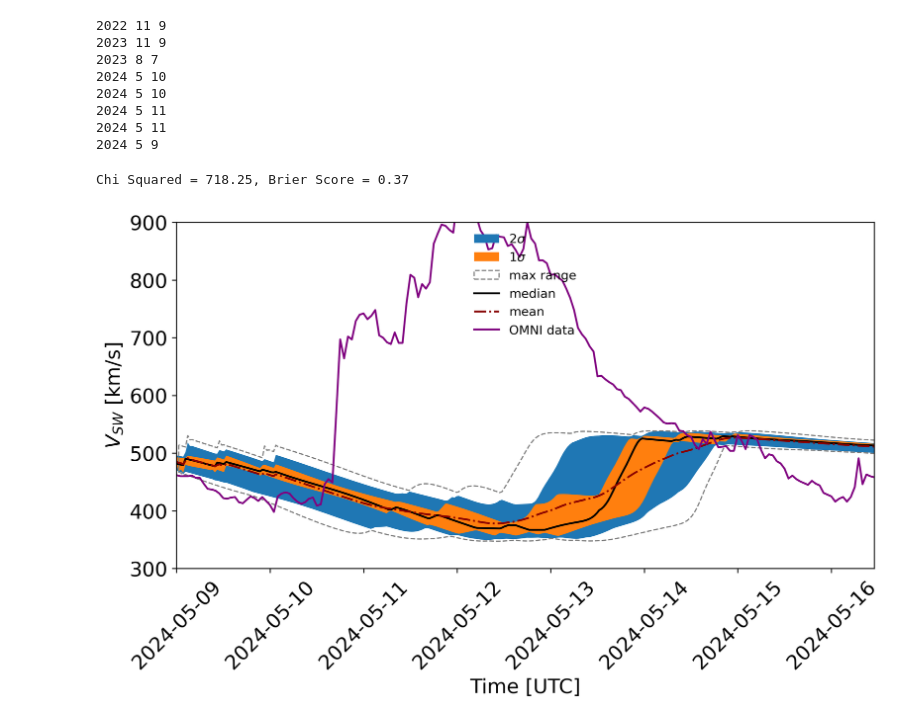
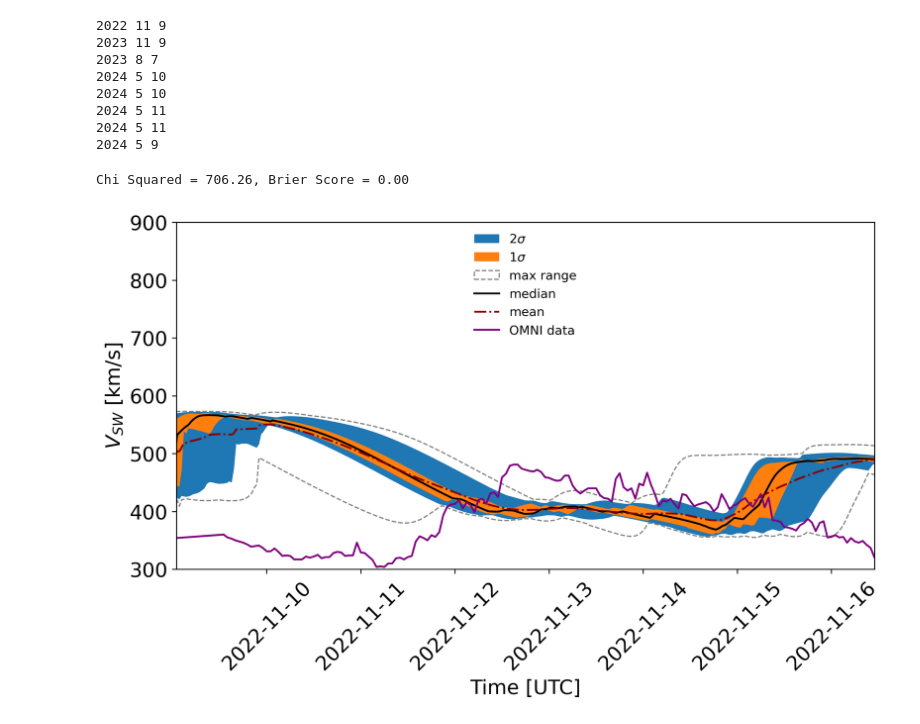
Before and after one commit to NathanielInatimi/WSA_calibration, a Jupyter notebook: code/WSA_calibration_sketch.ipynb, the cells around one changed output. Drawn from its saved outputs; the diff is of its cells as text; code cells hidden in the pictures.

```diff
--- a/code/WSA_calibration_sketch.ipynb
+++ b/code/WSA_calibration_sketch.ipynb
@@ -59,21 +59,27 @@ def wsa_date_from_string(file_string):
         file_string (string) : wsa model solution file name string
     Returns:
         date_string (string) : date string generated from info within file string format
+        date_obj (datetime) : datetime object from file name
     """
 
-    # Define regular expression pattern to extract the date
-    pattern = r'%2F(\d{4})%2F(\d{1,2})%2F(\d{1,2})%2F'
-
-    # Search for the pattern in the file string
+    # Define regular expression patterns to extract the date from file string
+    pattern = r'21.5rs_(\d{4})(\d{2})(\d{2})(\d{2})' # file string 1
+    pattern2 = r'%2F(\d{4})%2F(\d{1,2})%2F(\d{1,2})%2F' # file string 2
     match = re.search(pattern, file_string)
+    match2 = re.search(pattern2, file_string)
 
     if match:
-        year, month, day = match.groups()
+        year, month, day, hour = match.groups()
+        date_string = f'{year}-{month}-{day}--{hour}'
+        date_obj = datetime.datetime.strptime(date_string, '%Y-%m-%d--%H')
+    elif match2:
+        year, month, day = match2.groups()
         date_string = f'{year}-{month}-{day}'
+        date_obj = datetime.datetime.strptime(date_string, '%Y-%m-%d')
     else:
-        print("No date found in the string")
+        print(f"No date found in the string: {file_string}")
 
-    return date_string
+    return date_string, date_obj
 
 def earth_latitude_wsa(filename):
 
@@ -92,7 +98,7 @@ def earth_latitude_wsa(filename):
     forecast_window = 27 * u.day
 
     # getting velocity profile and start time and cr longitude
-    init_wsa_date = wsa_date_from_string(filename)
+    _, init_wsa_date = wsa_date_from_string(filename)
     cr, cr_lon_init = Hin.datetime2huxtinputs(pd.Timestamp(init_wsa_date))
 
     # Use the HUXt ephemeris data to get Earth lat over the CR
@@ -312,0 +319,10 @@ plt.show()
+# %%
+directory_path = H._setup_dirs_()['boundary_conditions']
+wsa_file_words = ['wsa'] # keywords to filter for in coronal model file directory
+wsa_fnames = get_files_containing_words(directory_path, wsa_file_words)
+
+
+date_string, date_obj = wsa_date_from_string(wsa_fnames[12])
+print(date_string)
+print(date_obj)
+date_obj.strftime("%y%m%d%H%M")
@@ -904,7 +921,7 @@ omni_data = pd.read_hdf(omni_data_dir + 'omni_1hour.h5')
 omni_data = omni_data.set_index('datetime')
 omni_data = omni_data.dropna(subset = ['V']) # Remove rows with NaN values
 # %%
-filename = wsa_fnames[7]
+filename = wsa_fnames[0]
 date_string = wsa_date_from_string(file_string=filename)
 
 # Define regular expression pattern to extract the date
@@ -916,7 +933,7 @@ year, month, day = match.groups()
 
 forecast_time = datetime.datetime(int(year), int(month), int(day), 12, 00, 0)
 random_seed = int(forecast_time.strftime("%y%m%d%H%M"))
-rng = np.random.default_rng() # Initialise random number generator
+rng = np.random.default_rng(random_seed) # Initialise random number generator
 
 #test params
 ensemble_size = 10
@@ -964,32 +981,32 @@ mean_prob, obs_rel_freq, obs_err = compute_calibration_curve_and_errors(ensemble
 brier_score = ensemble_brier_score(ensemble_members=resampled_ens_arr, observed_data=data_chunk['V'], event_threshold=550, ensemble_size=50)
 roc_curve = generate_roc_curve_from_ensemble(ensemble_members=resampled_ens_arr, observed_data=data_chunk['V'], threshold_range=(300,800), threshold_num=10, probability_threshold=0.7)
 
 print(f'Chi Squared = {chi_sq:.2f}, Brier Score = {brier_score:.2f}')
 
 plt.figure(dpi = 300, figsize = (10,5))
 plt.fill_between(statistics_df.index, statistics_df['2s_lower_percentile'], statistics_df['2s_upper_percentile'], label = r'2$\sigma$' )
 plt.fill_between(statistics_df.index, statistics_df['1s_lower_percentile'], statistics_df['1s_upper_percentile'], label = r'1$\sigma$')
 plt.fill_between(statistics_df.index[1:-1], statistics_df['min'][1:-1], statistics_df['max'][1:-1], facecolor = 'none', edgecolor = 'grey', linestyle = '--', label = 'max range' )
 plt.plot(statistics_df.index, statistics_df['median'], color = 'black', label = 'median')
 plt.plot(statistics_df.index, statistics_df['mean'], color = 'darkred', linestyle = '-.', label = 'mean')
 plt.plot(data_chunk['V'], color = 'purple', label = 'OMNI data')
 plt.legend(frameon = False, fontsize = 'medium', loc = 'upper center')
 plt.xlabel('Time [UTC]')
 plt.ylabel(r'$V_{SW}$ [km/s]')
 plt.xticks(rotation = 45)
 plt.ylim(300,900)
 plt.xlim(data_chunk.index[0], data_chunk.index[-60])
 plt.show()
 
 
 # plt.figure(figsize=(6,6))
 # plt.errorbar(mean_prob, obs_rel_freq, yerr=obs_err)
 # plt.plot([0,1], [0,1],lw = 1, color = 'grey', linestyle ='--')
 # plt.xlim(0,1)
 # plt.ylim(0,1)
 # plt.xlabel('Mean Forecast Probability')
 # plt.ylabel('Relative Observed Frequency')
 # plt.show()
 # %% [output]
-Chi Squared = 718.25, Brier Score = 0.37
+Chi Squared = 706.26, Brier Score = 0.00
-[figure, old version]
+[figure, new version]
```
Also changed, not shown: parts of 21 cells of this notebook.
